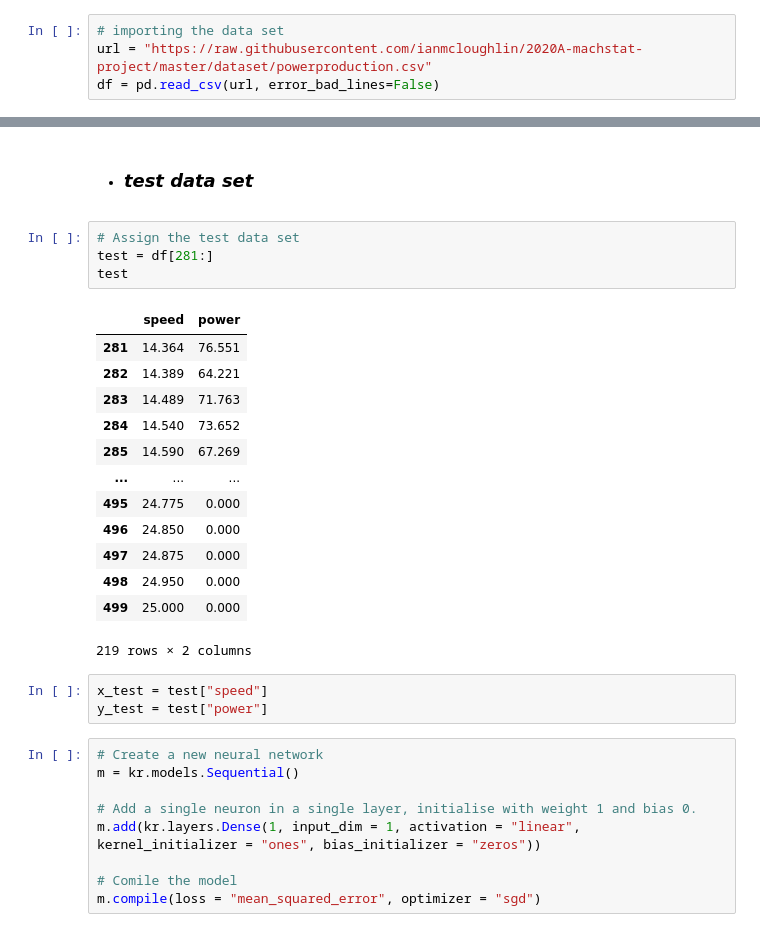
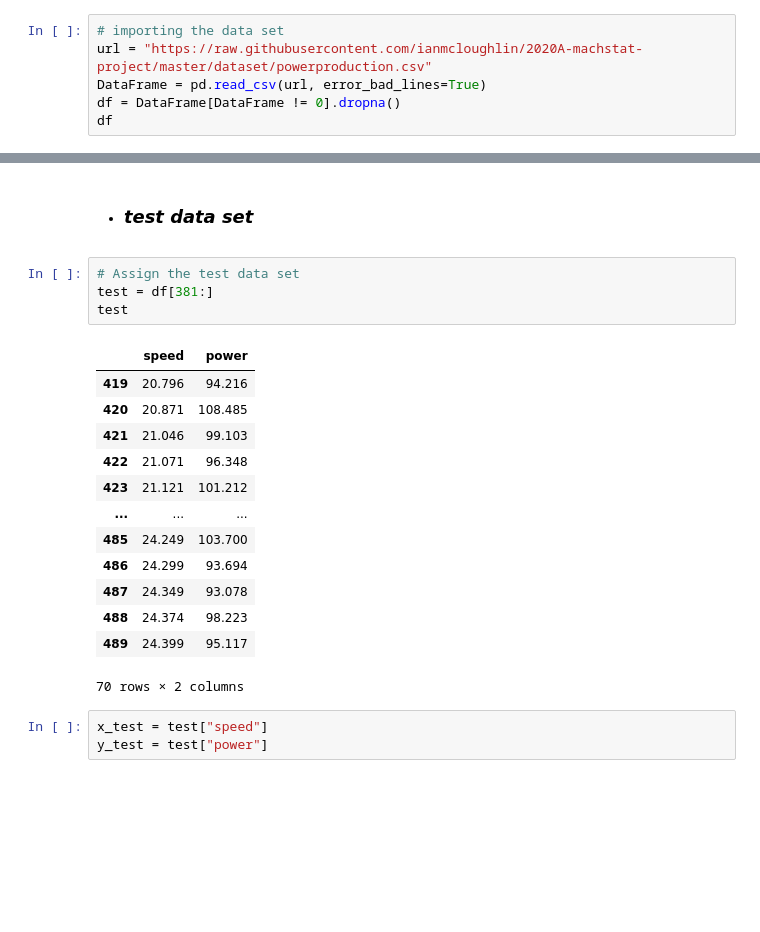
Before and after one commit to G00387867/Machine_Learning_Project, a Jupyter notebook: Machine_Learning_Project.ipynb, the cells around one changed output, grey strips where cells are left out. Saved outputs shown, nothing was run; the diff lists cells and outputs as text; blank space fills up the shorter version.

Commit message:
Test and optimise the model

```diff
--- a/Machine_Learning_Project.ipynb
+++ b/Machine_Learning_Project.ipynb
@@ -37,4 +37,6 @@ plt.rcParams["figure.figsize"] = [12, 8]
 # %%
 # importing the data set
 url = "https://raw.githubusercontent.com/ianmcloughlin/2020A-machstat-project/master/dataset/powerproduction.csv"
-df = pd.read_csv(url, error_bad_lines=False)
+DataFrame = pd.read_csv(url, error_bad_lines=True)
+df = DataFrame[DataFrame != 0].dropna()
+df
@@ -70,31 +87,22 @@ y_train = train["power"]
 - ### _test data set_
 # %%
 # Assign the test data set
-test = df[281:]
+test = df[381:]
 test
 # %% [output]
 |  | speed | power |
-| 281 | 14.364 | 76.551 |
-| 282 | 14.389 | 64.221 |
-| 283 | 14.489 | 71.763 |
-| 284 | 14.540 | 73.652 |
-| 285 | 14.590 | 67.269 |
+| 419 | 20.796 | 94.216 |
+| 420 | 20.871 | 108.485 |
+| 421 | 21.046 | 99.103 |
+| 422 | 21.071 | 96.348 |
+| 423 | 21.121 | 101.212 |
 | ... | ... | ... |
-| 495 | 24.775 | 0.000 |
-| 496 | 24.850 | 0.000 |
-| 497 | 24.875 | 0.000 |
-| 498 | 24.950 | 0.000 |
-| 499 | 25.000 | 0.000 |
+| 485 | 24.249 | 103.700 |
+| 486 | 24.299 | 93.694 |
+| 487 | 24.349 | 93.078 |
+| 488 | 24.374 | 98.223 |
+| 489 | 24.399 | 95.117 |
-219 rows × 2 columns
+70 rows × 2 columns
 # %%
 x_test = test["speed"]
 y_test = test["power"]
-# %%
-# Create a new neural network
-m = kr.models.Sequential()
-
-# Add a single neuron in a single layer, initialise with weight 1 and bias 0.
-m.add(kr.layers.Dense(1, input_dim = 1, activation = "linear", kernel_initializer = "ones", bias_initializer = "zeros"))
-
-# Comile the model
-m.compile(loss = "mean_squared_error", optimizer = "sgd")
```
Also changed, not shown: parts of 9 cells of this notebook.
